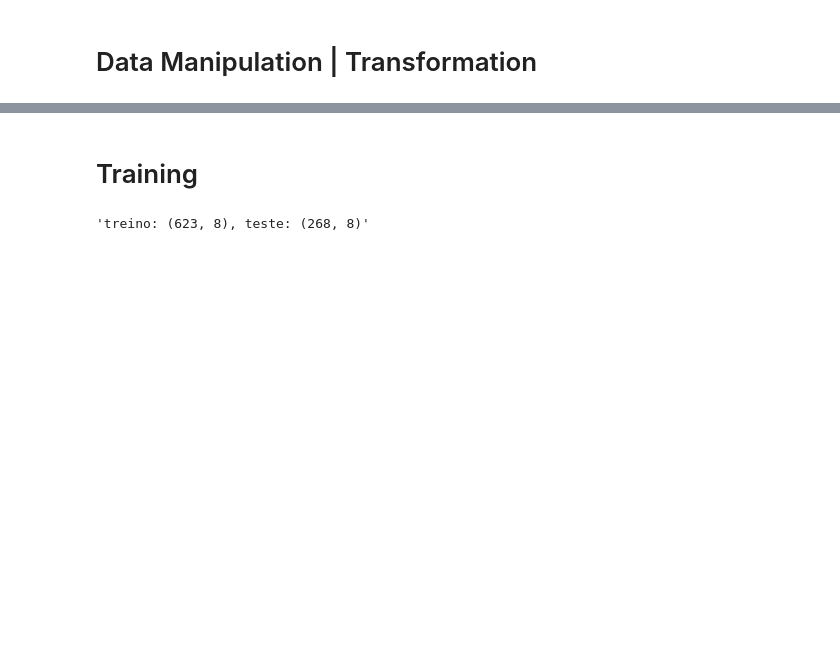
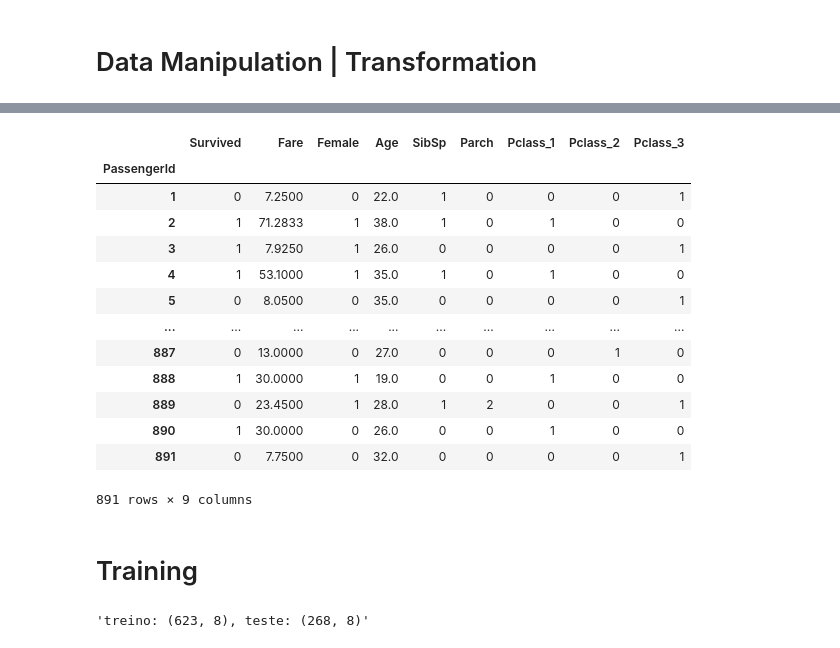
Before and after one commit to Limarceu/kaggle, a Jupyter notebook: titanic/ml_random_forest.ipynb, the cells around one changed output, grey strips where cells are left out. Drawn from its saved outputs; the diff is of its cells as text; code cells hidden in the pictures; blank space fills up the shorter version.

```diff
--- a/titanic/ml_random_forest.ipynb
+++ b/titanic/ml_random_forest.ipynb
@@ -88,3 +103,28 @@ train.head()
+# %%
+treinamento=treinamento.drop(['Sex_male'], axis=1)
+treinamento = treinamento.rename(columns={'Sex_female': 'Female'})
+treinamento = treinamento[['Survived','Fare', 'Female', 'Age','SibSp', 'Parch', 'Pclass']]
+treinando = pd.get_dummies(treinamento['Pclass'])
+treinamento = treinamento.drop(['Pclass'], axis=1)
+treinando = treinando.rename(
+    columns={1: 'Pclass_1', 2: 'Pclass_2', 3: 'Pclass_3'})
+treinamento = treinamento.join(treinando)
+treinamento
+# %% [output]
+|  | Survived | Fare | Female | Age | SibSp | Parch | Pclass_1 | Pclass_2 | Pclass_3 |
+| PassengerId |  |  |  |  |  |  |  |  |  |
+| 1 | 0 | 7.2500 | 0 | 22.0 | 1 | 0 | 0 | 0 | 1 |
+| 2 | 1 | 71.2833 | 1 | 38.0 | 1 | 0 | 1 | 0 | 0 |
+| 3 | 1 | 7.9250 | 1 | 26.0 | 0 | 0 | 0 | 0 | 1 |
+| 4 | 1 | 53.1000 | 1 | 35.0 | 1 | 0 | 1 | 0 | 0 |
+| 5 | 0 | 8.0500 | 0 | 35.0 | 0 | 0 | 0 | 0 | 1 |
+| ... | ... | ... | ... | ... | ... | ... | ... | ... | ... |
+| 887 | 0 | 13.0000 | 0 | 27.0 | 0 | 0 | 0 | 1 | 0 |
+| 888 | 1 | 30.0000 | 1 | 19.0 | 0 | 0 | 1 | 0 | 0 |
+| 889 | 0 | 23.4500 | 1 | 28.0 | 1 | 2 | 0 | 0 | 1 |
+| 890 | 1 | 30.0000 | 0 | 26.0 | 0 | 0 | 1 | 0 | 0 |
+| 891 | 0 | 7.7500 | 0 | 32.0 | 0 | 0 | 0 | 0 | 1 |
+891 rows × 9 columns
 # %% [markdown]
 # Training
 # %%
```
Also changed, not shown: parts of 12 cells of this notebook.
